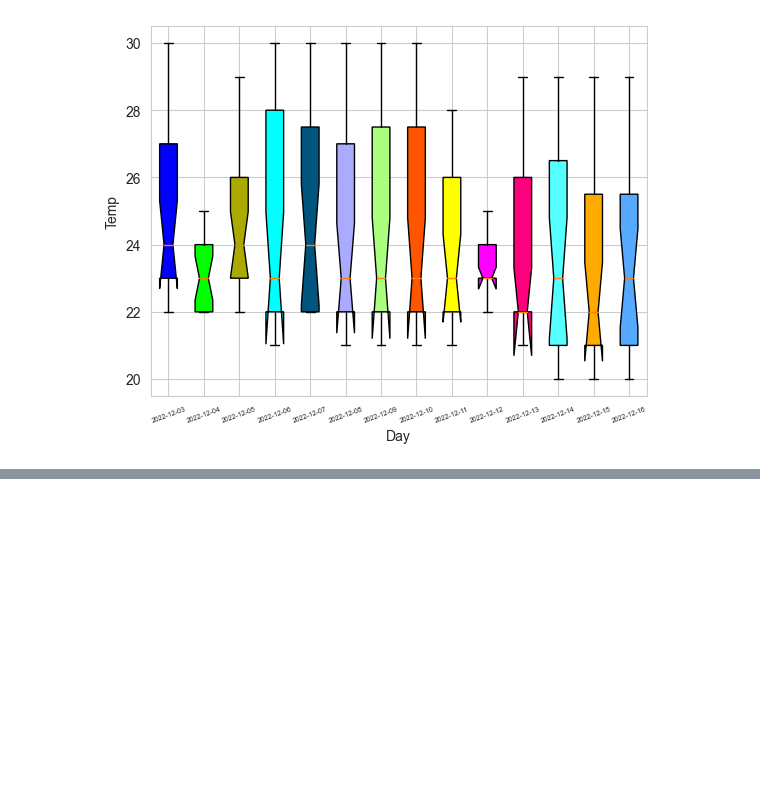
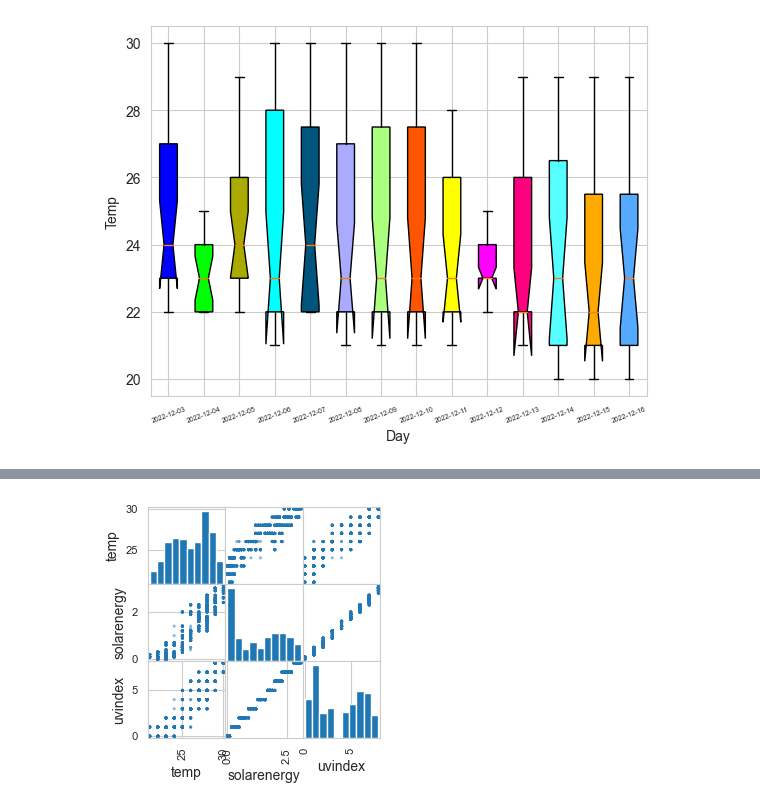
Before and after one commit to NinhLuong/Weather-data-visualization, a Jupyter notebook: main/test_api.ipynb, the cells around one changed output, grey strips where cells are left out. Drawn from its saved outputs; the diff is of its cells as text; code cells hidden in the pictures; blank space fills up the shorter version.

```diff
--- a/main/test_api.ipynb
+++ b/main/test_api.ipynb
@@ -138,3 +166,21 @@ sns.pairplot(data)
+# %%
+for j in range(15):
+    for i in range(7,17):
+        temp.append(round(float((response["days"][j]["hours"][i]["temp"]-32)/1.8)))
+        uvindex.append(float(response["days"][j]["hours"][i]['uvindex']))
+        solarenergy.append(float(response["days"][j]["hours"][i]['solarenergy']))
+dist1 ={}
+dist1['temp'] = temp
+dist1["solarenergy"] = solarenergy
+dist1["uvindex"] = uvindex
+data = pd.DataFrame(dist1)
+g = pd.plotting.scatter_matrix(data, figsize=(3,3), marker = 'o', hist_kwds = {'bins': 10}, s = 5, alpha = 0.5)
+# plt.xticks(fontsize = 5)
+# plt.yticks(fontsize = 5)
+plt.show()
+# sns.pairplot(data)
+# %% [output]
+[figure, added]
 # %%
 text = '07:17'
 int(text[:2])
```
Also changed, not shown: parts of 4 cells of this notebook, 5 other files.
